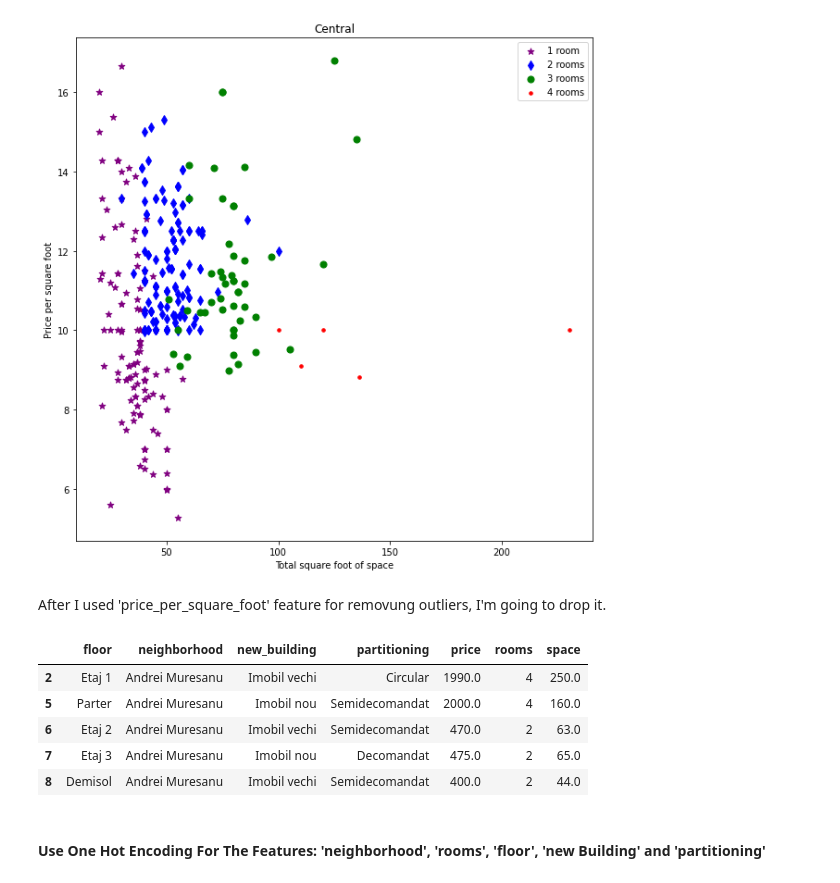
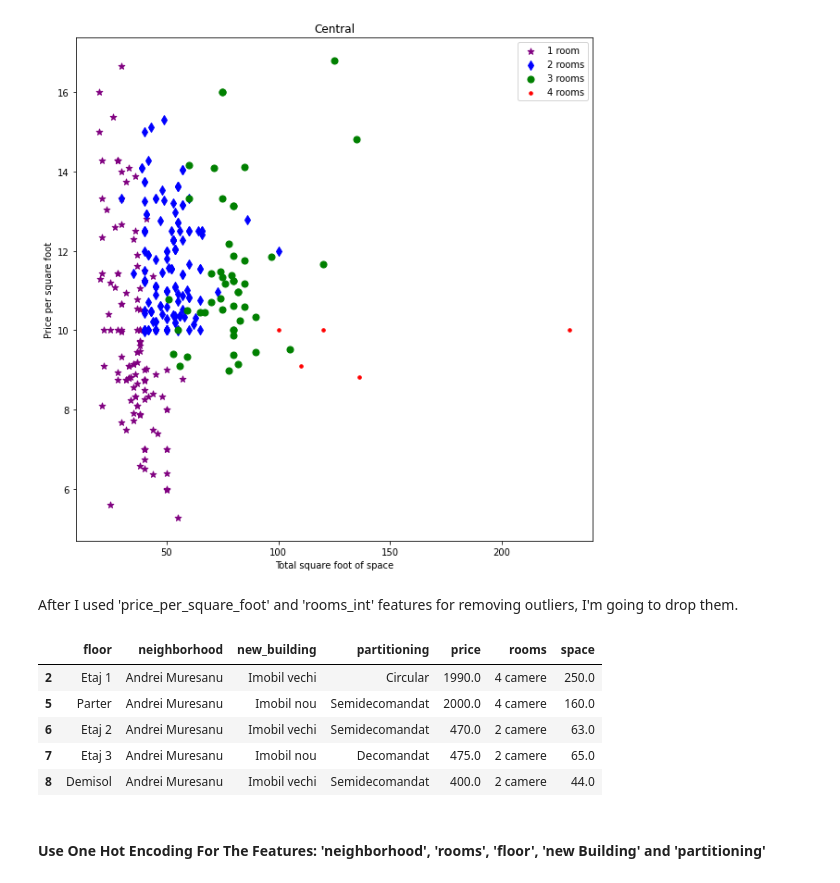
Before and after one commit to MorturaLaura/Projects, a Jupyter notebook: Data Science Projects/Rent price prediction Cluj Napoca/model/Rent price prediction for apartments in Cluj Napoca.ipynb, the cells around one changed output. Cells and saved outputs as stored; diff of their text form; code cells hidden in the pictures.

```diff
--- a/Data Science Projects/Rent price prediction Cluj Napoca/model/Rent price prediction for apartments in Cluj Napoca.ipynb
+++ b/Data Science Projects/Rent price prediction Cluj Napoca/model/Rent price prediction for apartments in Cluj Napoca.ipynb
@@ -512,5 +520,7 @@ df['rooms'].isnull().sum()
 # %%
-df.loc[df['rooms'].str.contains('o'), 'rooms'] = '1'
+df.loc[df['rooms'].str.contains('o'), 'rooms'] = '1 camera'
+# %%
+df.loc[df['rooms_int'].str.contains('o'), 'rooms_int'] = '1'
 # %%
 df['rooms'].value_counts()
 # %% [output]
@@ -527,2 +550,2 @@ Name: rooms, dtype: int64
 # %%
-df['rooms'] = df['rooms'].astype(float).astype(int)
+df['rooms_int'] = df['rooms_int'].astype(float).astype(int)
@@ -944,13 +979,13 @@ def remove_rooms_outliers(df):
     exclude_indices = np.array([])
     for neighborhood, neighborhood_df in df.groupby('neighborhood'):
         rooms_stats = {}
-        for rooms, rooms_df in neighborhood_df.groupby('rooms'):
+        for rooms, rooms_df in neighborhood_df.groupby('rooms_int'):
             rooms_stats[rooms] = {
                 'mean': np.mean(rooms_df.price_per_square_foot),
                 'std': np.std(rooms_df.price_per_square_foot),
                 'count': rooms_df.shape[0]
             }
-        for rooms, rooms_df in neighborhood_df.groupby('rooms'):
+        for rooms, rooms_df in neighborhood_df.groupby('rooms_int'):
             stats = rooms_stats.get(rooms-1)
             if stats and stats['count']>5:
                 exclude_indices = np.append(exclude_indices, rooms_df[rooms_df.price_per_square_foot<(stats['mean'])].index.values)
@@ -977,17 +1012,17 @@ scatter_plot_chart(df, 'Central')
 # %% [output]
 [figure]
 # %% [markdown]
-After I used 'price_per_square_foot' feature for removung outliers, I'm going to drop it.
+After I used 'price_per_square_foot' and 'rooms_int' features for removing outliers, I'm going to drop them.
 # %%
-df = df.drop(['price_per_square_foot'],axis='columns')
+df = df.drop(['price_per_square_foot', 'rooms_int'],axis='columns')
 df.head()
 # %% [output]
 |  | floor | neighborhood | new_building | partitioning | price | rooms | space |
-| 2 | Etaj 1 | Andrei Muresanu | Imobil vechi | Circular | 1990.0 | 4 | 250.0 |
-| 5 | Parter | Andrei Muresanu | Imobil nou | Semidecomandat | 2000.0 | 4 | 160.0 |
-| 6 | Etaj 2 | Andrei Muresanu | Imobil vechi | Semidecomandat | 470.0 | 2 | 63.0 |
-| 7 | Etaj 3 | Andrei Muresanu | Imobil nou | Decomandat | 475.0 | 2 | 65.0 |
-| 8 | Demisol | Andrei Muresanu | Imobil vechi | Semidecomandat | 400.0 | 2 | 44.0 |
+| 2 | Etaj 1 | Andrei Muresanu | Imobil vechi | Circular | 1990.0 | 4 camere | 250.0 |
+| 5 | Parter | Andrei Muresanu | Imobil nou | Semidecomandat | 2000.0 | 4 camere | 160.0 |
+| 6 | Etaj 2 | Andrei Muresanu | Imobil vechi | Semidecomandat | 470.0 | 2 camere | 63.0 |
+| 7 | Etaj 3 | Andrei Muresanu | Imobil nou | Decomandat | 475.0 | 2 camere | 65.0 |
+| 8 | Demisol | Andrei Muresanu | Imobil vechi | Semidecomandat | 400.0 | 2 camere | 44.0 |
 # %% [markdown]
 #### Use One Hot Encoding For The Features: 'neighborhood', 'rooms', 'floor', 'new Building' and 'partitioning'
 # %%
```
Also changed, not shown: parts of 41 cells of this notebook, 8 other files.
